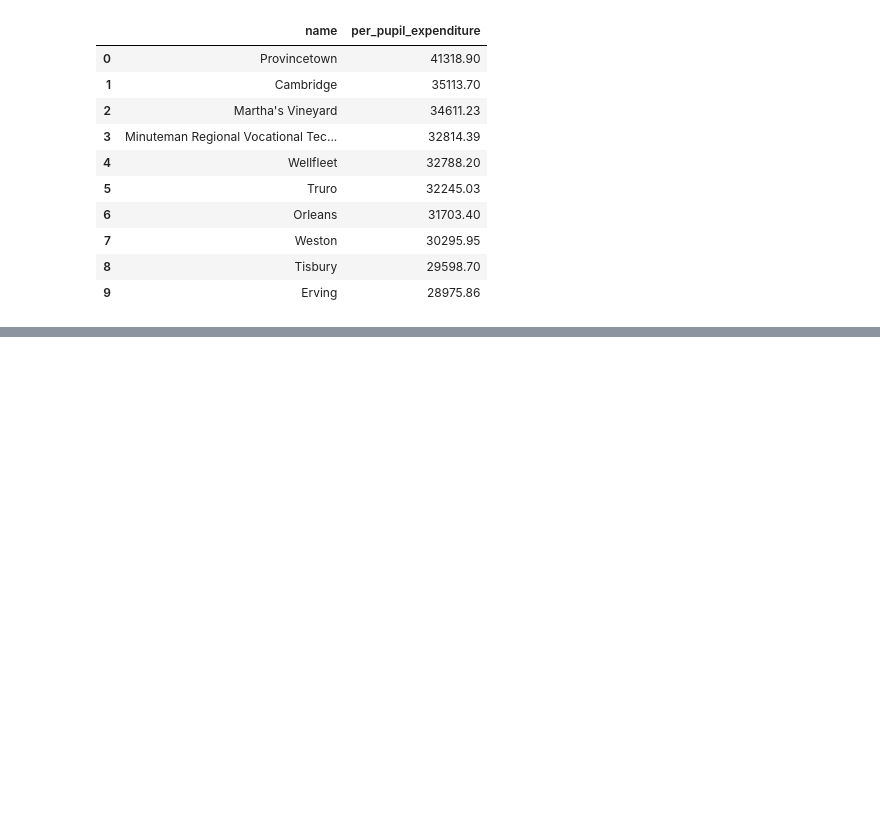
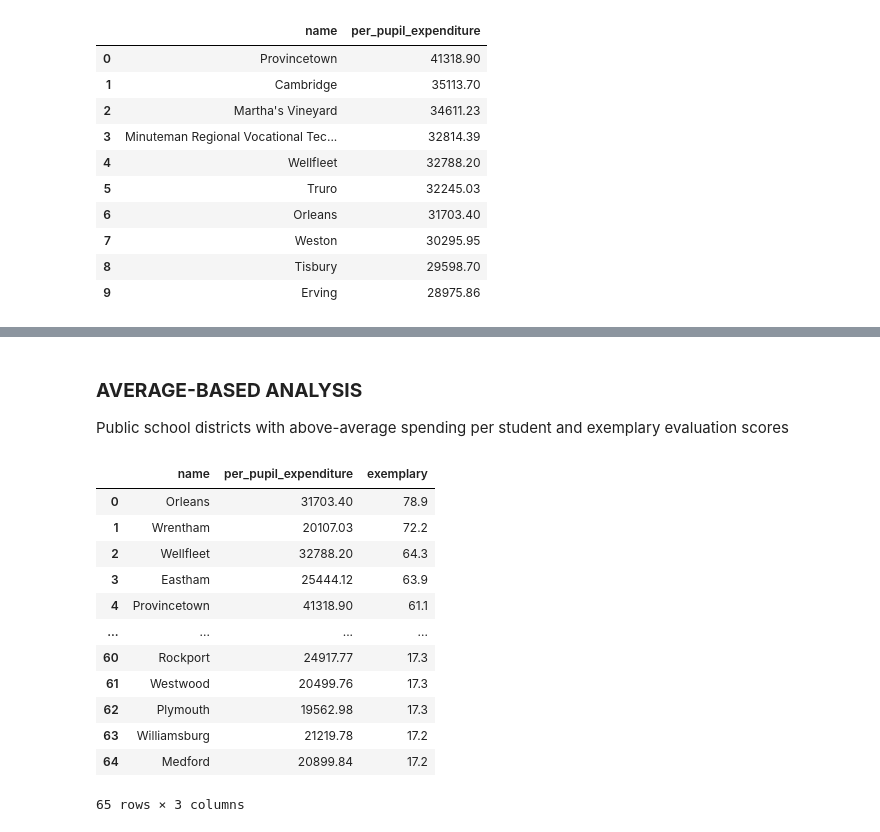
Before and after one commit to Diana-robles20/sql-analisis-datos, a Jupyter notebook: relating/DESE/queries.ipynb, the cells around one changed output, grey strips where cells are left out. Saved outputs shown, nothing was run; the diff lists cells and outputs as text; code cells hidden in the pictures; blank space fills up the shorter version.

```diff
--- a/relating/DESE/queries.ipynb
+++ b/relating/DESE/queries.ipynb
@@ -260,0 +292,37 @@ pd.read_sql_query(query,conn)
+# %% [markdown]
+### **AVERAGE-BASED ANALYSIS**
+
+Public school districts with above-average spending per student and exemplary evaluation scores
+# %%
+query = """
+
+SELECT "name","per_pupil_expenditure","exemplary" FROM "districts"
+JOIN "expenditures" ON
+"expenditures"."district_id" = "districts"."id"
+JOIN "staff_evaluations" ON
+"staff_evaluations"."district_id" = "districts"."id"
+WHERE ("type" = 'Public School District' AND "per_pupil_expenditure" > (
+    SELECT AVG("per_pupil_expenditure") FROM "expenditures"
+)
+AND "exemplary" > (
+    SELECT AVG("exemplary") FROM "staff_evaluations"
+)
+)
+ORDER BY "exemplary" DESC , "per_pupil_expenditure" DESC;
+"""
+
+pd.read_sql_query(query,conn)
+# %% [output]
+|  | name | per_pupil_expenditure | exemplary |
+| 0 | Orleans | 31703.40 | 78.9 |
+| 1 | Wrentham | 20107.03 | 72.2 |
+| 2 | Wellfleet | 32788.20 | 64.3 |
+| 3 | Eastham | 25444.12 | 63.9 |
+| 4 | Provincetown | 41318.90 | 61.1 |
+| ... | ... | ... | ... |
+| 60 | Rockport | 24917.77 | 17.3 |
+| 61 | Westwood | 20499.76 | 17.3 |
+| 62 | Plymouth | 19562.98 | 17.3 |
+| 63 | Williamsburg | 21219.78 | 17.2 |
+| 64 | Medford | 20899.84 | 17.2 |
+65 rows × 3 columns
```
Also changed, not shown: parts of 10 cells of this notebook.
